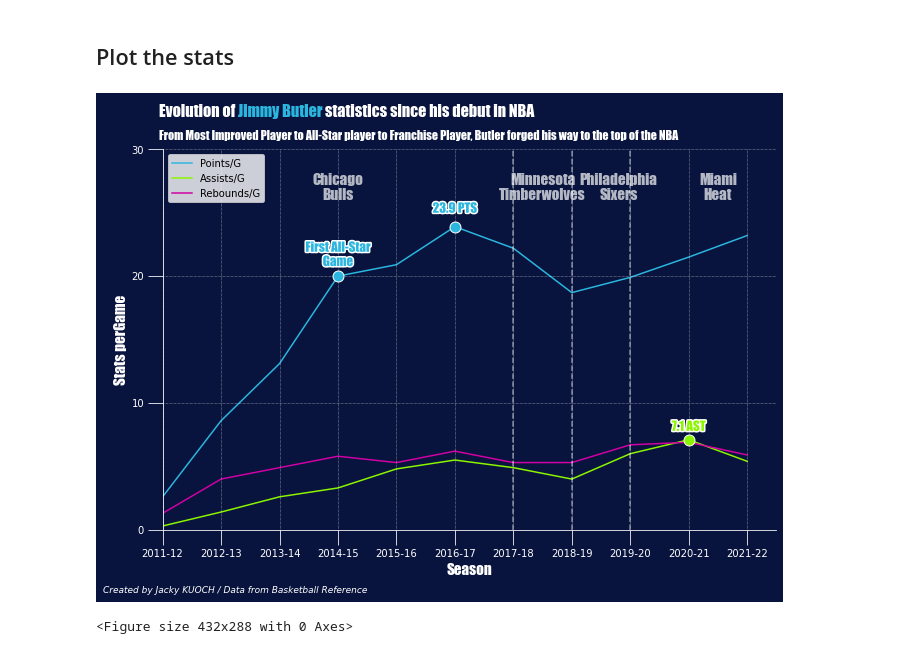
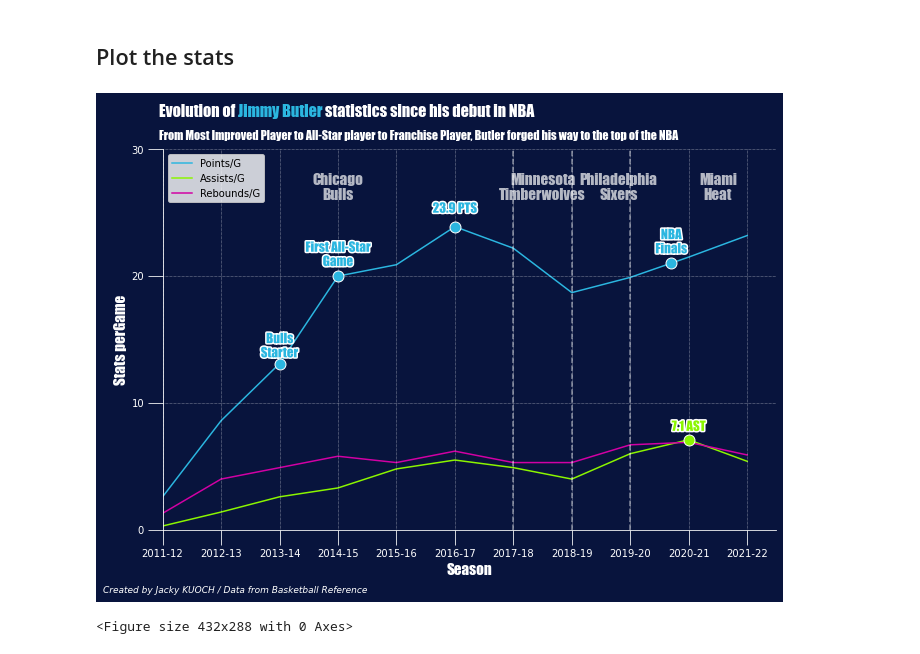
Before and after one commit to JackyKch/JimmyButler, a Jupyter notebook: coding/career_stats.ipynb, the cells around one changed output. Saved outputs shown, nothing was run; the diff lists cells and outputs as text; code cells hidden in the pictures.

Commit message:
Add key points on graph

```diff
--- a/coding/career_stats.ipynb
+++ b/coding/career_stats.ipynb
@@ -60,6 +60,7 @@ ax.spines['left'].set_color("w")
 plt.plot(df['Season'], df['PTS'], zorder=0, color="#2bb6e0", label = "Points/G")
 plt.plot(df['Season'], df['AST'], zorder=0, color="#8BF600", label = "Assists/G")
 plt.plot(df['Season'], df['TRB'], zorder=0, color="#D200A4", label = "Rebounds/G")
+plt.plot(df['Season'], df['FT'], zorder=0, color="#D200A4", label = "Rebounds/G")
 
 # Set the ticks
 #plt.xticks(['2008-01', '2010-01','2013-12','2016-01','2017-12','2020-04'])
@@ -87,32 +88,42 @@ ax.text('2014-15', 26, "Chicago\nBulls", fontsize=15, ha="center", color="w",alp
 ## Minnesota Timberwolves
 ax.text(6.5, 26, "Minnesota\nTimberwolves", fontsize=15, ha="center", color="w",alpha = 0.7 ,zorder =2, **hfont)
 ## Philadelphia Sixers
 ax.text(7.8, 26, "Philadelphia\nSixers", fontsize=15, ha="center", color="w",alpha = 0.7 ,zorder =2, **hfont)
 ## Miami Heat
 ax.text(9.5, 26, "Miami\nHeat", fontsize=15, ha="center", color="w",alpha = 0.7,zorder =2, **hfont)
 
 # Add points on key dates
 
 ## Highest Average Points
 ax.scatter(x='2016-17',y=23.9, s=120, color="#2bb6e0", edgecolors="w", lw=1, zorder=3 )
 ptsmax = ax.text(x='2016-17', y=25, s="23.9 PTS", fontsize=13, ha="center", color="#2bb6e0", **hfont)
 ptsmax.set_path_effects([path_effects.withStroke(linewidth=3, foreground="w")])
 
 ## Highest Average Assists
 ax.scatter(x='2020-21',y=7.1, s=120, color="#8BF600", edgecolors="w", lw=1, zorder=3 )
 astmax = ax.text(x='2020-21', y=7.8, s="7.1 AST", fontsize=13, ha="center", color="#8BF600", **hfont)
 astmax.set_path_effects([path_effects.withStroke(linewidth=3, foreground="w")])
 
 ## First All-Star Game
 ax.scatter(x='2014-15',y=20, s=120, color="#2bb6e0", edgecolors="w", lw=1, zorder=3 )
 asg = ax.text(x='2014-15', y=20.8, s="First All-Star\nGame", fontsize=13, ha="center", color="#2bb6e0", **hfont)
 asg.set_path_effects([path_effects.withStroke(linewidth=3, foreground="w")])
 
+## Became Starter
+ax.scatter(x='2013-14',y=13.1, s=120, color="#2bb6e0", edgecolors="w", lw=1, zorder=3 )
+starter = ax.text(x='2013-14', y=13.6, s="Bulls\nStarter", fontsize=13, ha="center", color="#2bb6e0", **hfont)
+starter.set_path_effects([path_effects.withStroke(linewidth=3, foreground="w")])
+
+## NBA Finals
+ax.scatter(x=8.7,y=21, s=120, color="#2bb6e0", edgecolors="w", lw=1, zorder=3 )
+finals = ax.text(x=8.7, y=21.8, s="NBA\nFinals", fontsize=13, ha="center", color="#2bb6e0", **hfont)
+finals.set_path_effects([path_effects.withStroke(linewidth=3, foreground="w")])
+
 
 plt.legend(loc='upper left')
 
 plt.show()
 plt.tight_layout()
 # %% [output]
-[figure, old version]
+[figure, new version]
 <Figure size 432x288 with 0 Axes>
```
